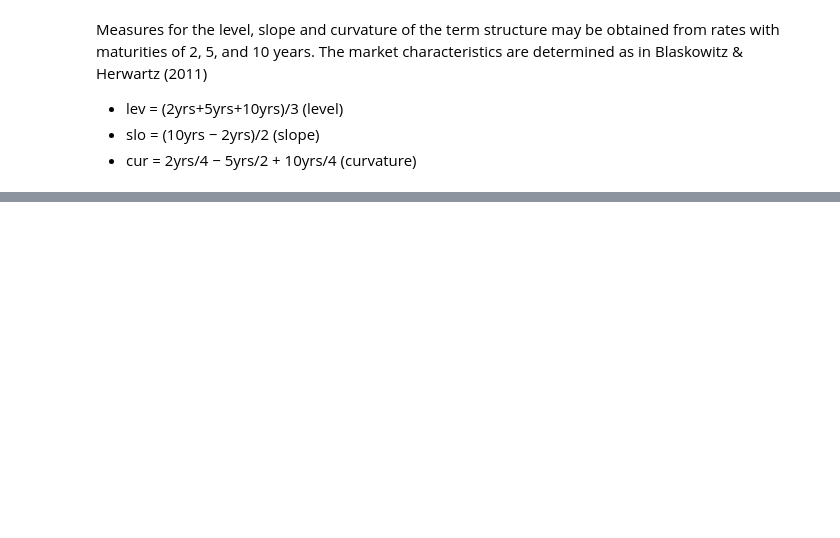
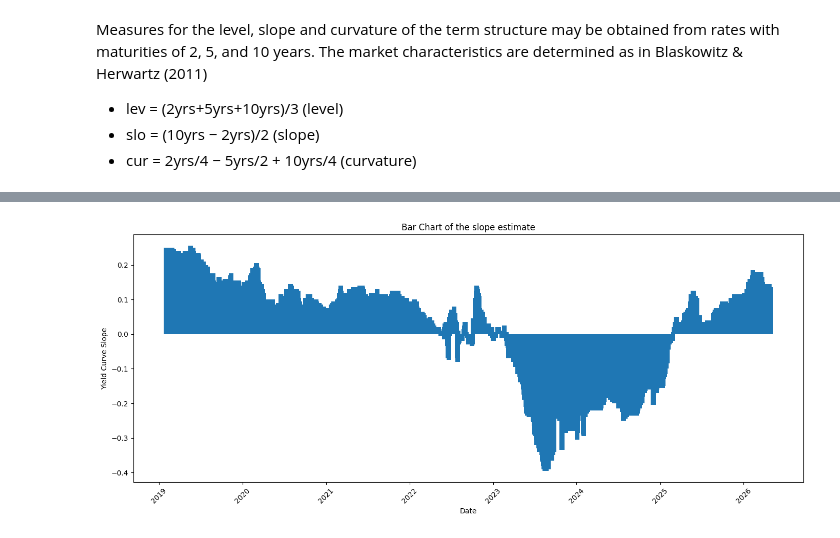
Before and after one commit to alexanderbmatthies/KritischeAnlegerDe_TermStructureDevelopment, a Jupyter notebook: Notebook_AnaPCA.ipynb, the cells around one changed output, grey strips where cells are left out. Saved outputs shown, nothing was run; the diff lists cells and outputs as text; code cells hidden in the pictures; blank space fills up the shorter version.

```diff
--- a/Notebook_AnaPCA.ipynb
+++ b/Notebook_AnaPCA.ipynb
@@ -32,0 +114,20 @@ df.describe()
+# %%
+# bar chart for the slope estimation
+fig, ax = plt.subplots(figsize=(14,6))
+
+ax.bar(df["Datum"], df["slope"], width=20)   # width in days
+
+# show fewer date labels
+ax.xaxis.set_major_locator(mdates.YearLocator())         # one tick per year
+ax.xaxis.set_major_formatter(mdates.DateFormatter("%Y"))
+
+# optional: rotate labels
+plt.xticks(rotation=45)
+
+plt.title("Bar Chart of the slope estimate")
+plt.xlabel("Date")
+plt.ylabel("Yield Curve Slope")
+plt.tight_layout()
+plt.show()
+# %% [output]
+[figure, added]
```
Also changed, not shown: parts of 21 cells of this notebook, 1 other file.
